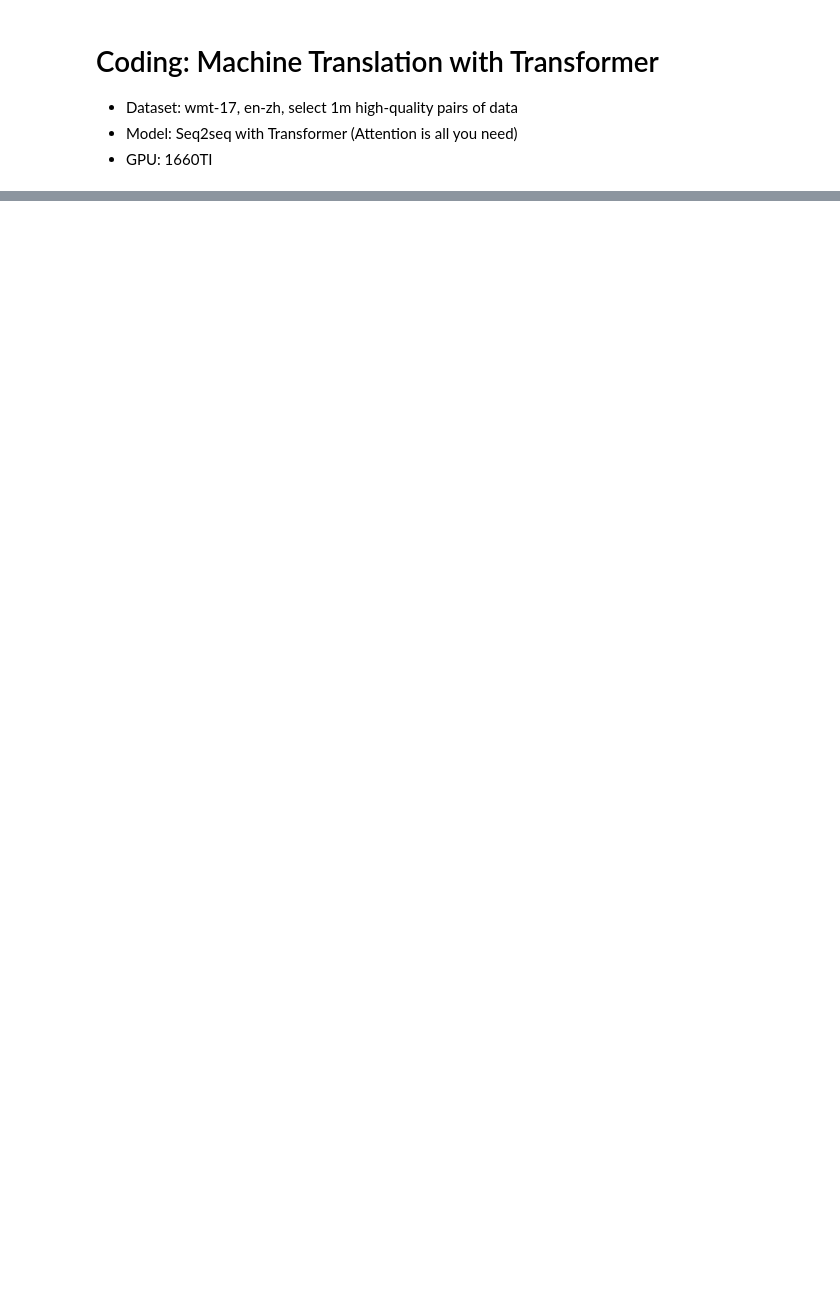
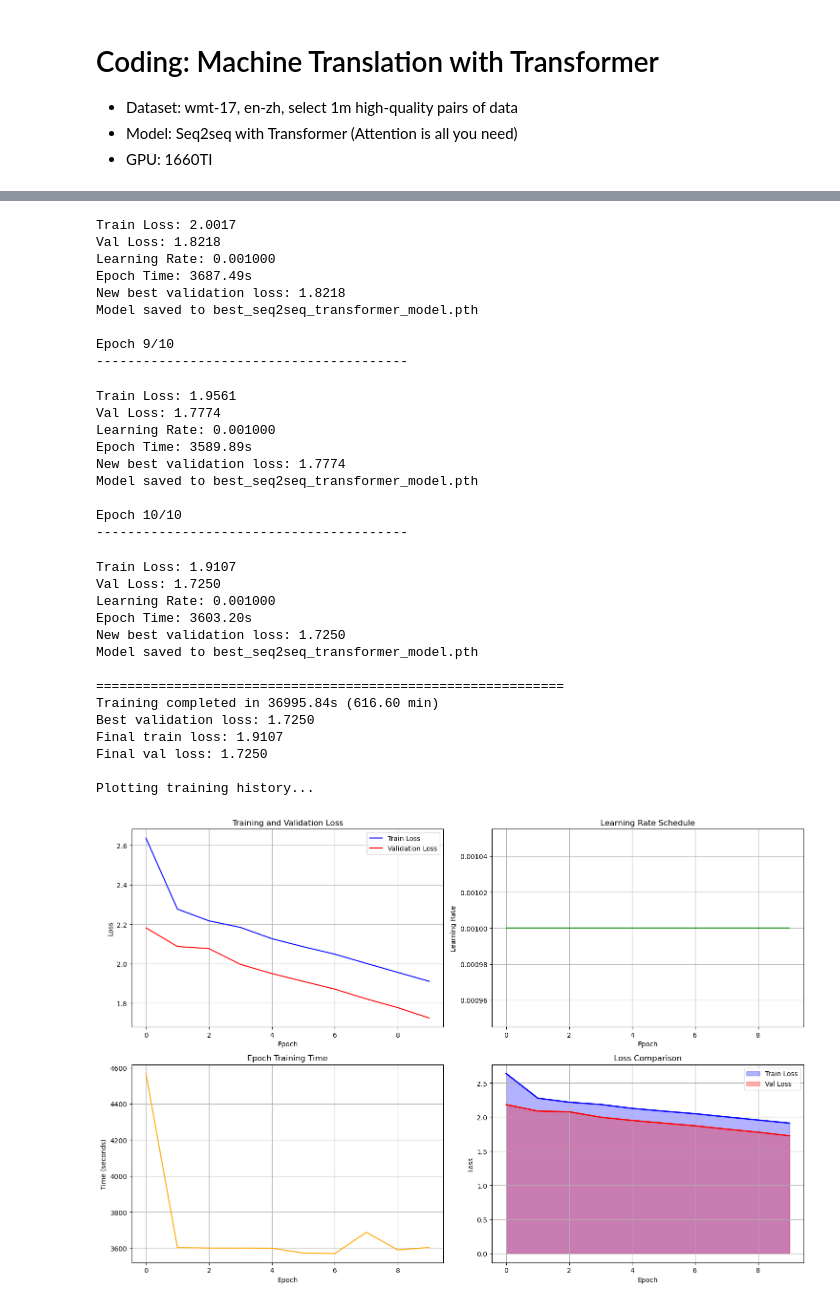
Before and after one commit to XianReallyHot-ZZH/AI-ZeroToOne, a Jupyter notebook: Season-2/S02E12.ipynb, the cells around one changed output, grey strips where cells are left out. Saved outputs shown, nothing was run; the diff lists cells and outputs as text; code cells hidden in the pictures; blank space fills up the shorter version.

Commit message:
transformer实验结果提交

```diff
--- a/Season-2/S02E12.ipynb
+++ b/Season-2/S02E12.ipynb
@@ -716,5 +772,7 @@ with torch.no_grad():
 # %%
-# Train the model with comprehensive training loop
+
+
+‘’‘’    # Train the model with comprehensive training loop
 
 import torch
 import torch.nn as nn
@@ -1003,3 +1061,4 @@ history = trainer.train(num_epochs=10, save_path="best_seq2seq_transformer_model
 # Plot training history
 print("\nPlotting training history...")
 trainer.plot_training_history()
+# %% [output]
@@ -1005,0 +1138,33 @@ trainer.plot_training_history()
+Train Loss: 2.0017
+Val Loss: 1.8218
+Learning Rate: 0.001000
+Epoch Time: 3687.49s
+New best validation loss: 1.8218
+Model saved to best_seq2seq_transformer_model.pth
+
+Epoch 9/10
+----------------------------------------
+Train Loss: 1.9561
+Val Loss: 1.7774
+Learning Rate: 0.001000
+Epoch Time: 3589.89s
+New best validation loss: 1.7774
+Model saved to best_seq2seq_transformer_model.pth
+
+Epoch 10/10
+----------------------------------------
+Train Loss: 1.9107
+Val Loss: 1.7250
+Learning Rate: 0.001000
+Epoch Time: 3603.20s
+New best validation loss: 1.7250
+Model saved to best_seq2seq_transformer_model.pth
+
+============================================================
+Training completed in 36995.84s (616.60 min)
+Best validation loss: 1.7250
+Final train loss: 1.9107
+Final val loss: 1.7250
+
+Plotting training history...
+[figure, added]
```
Also changed, not shown: parts of 8 cells of this notebook.
